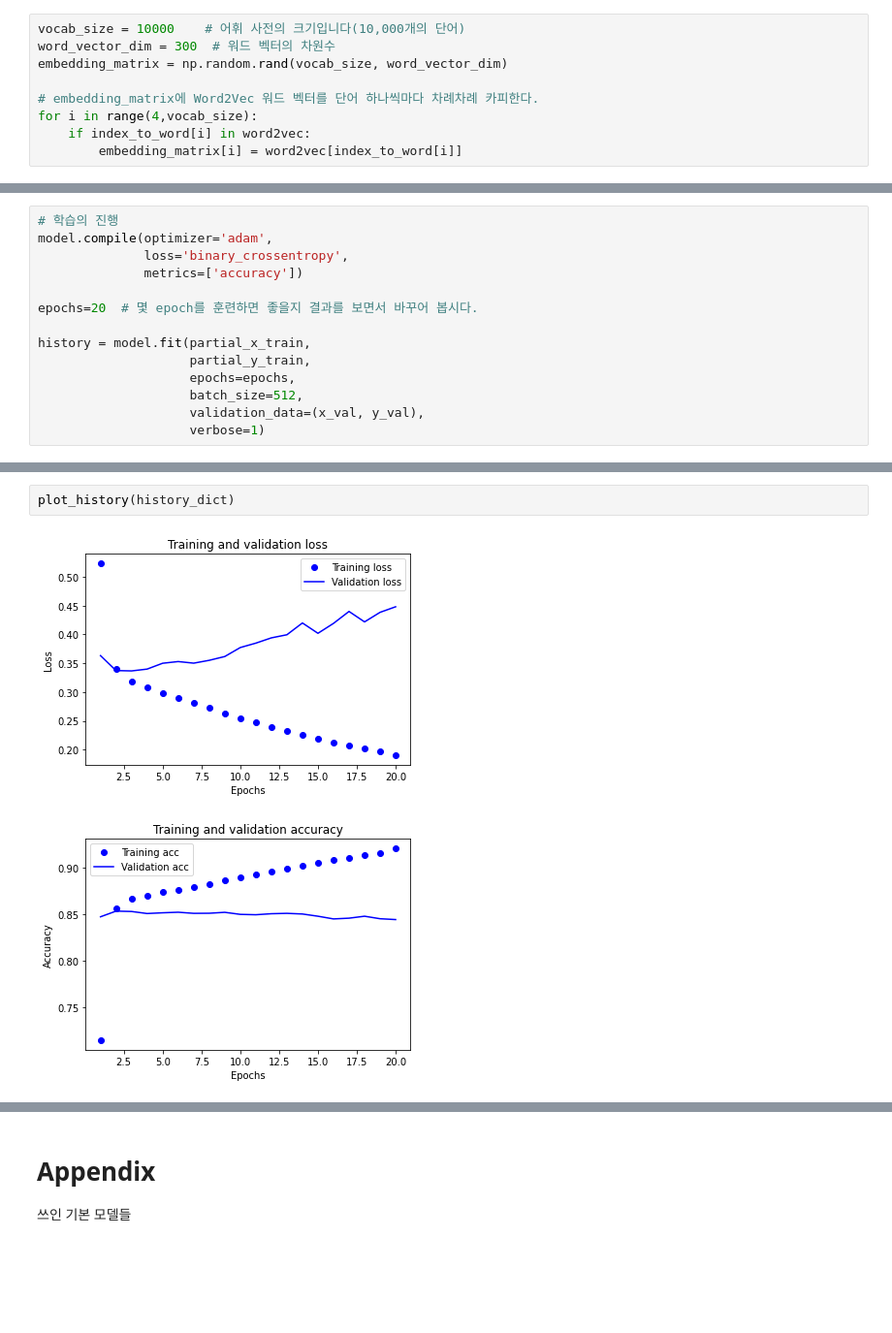
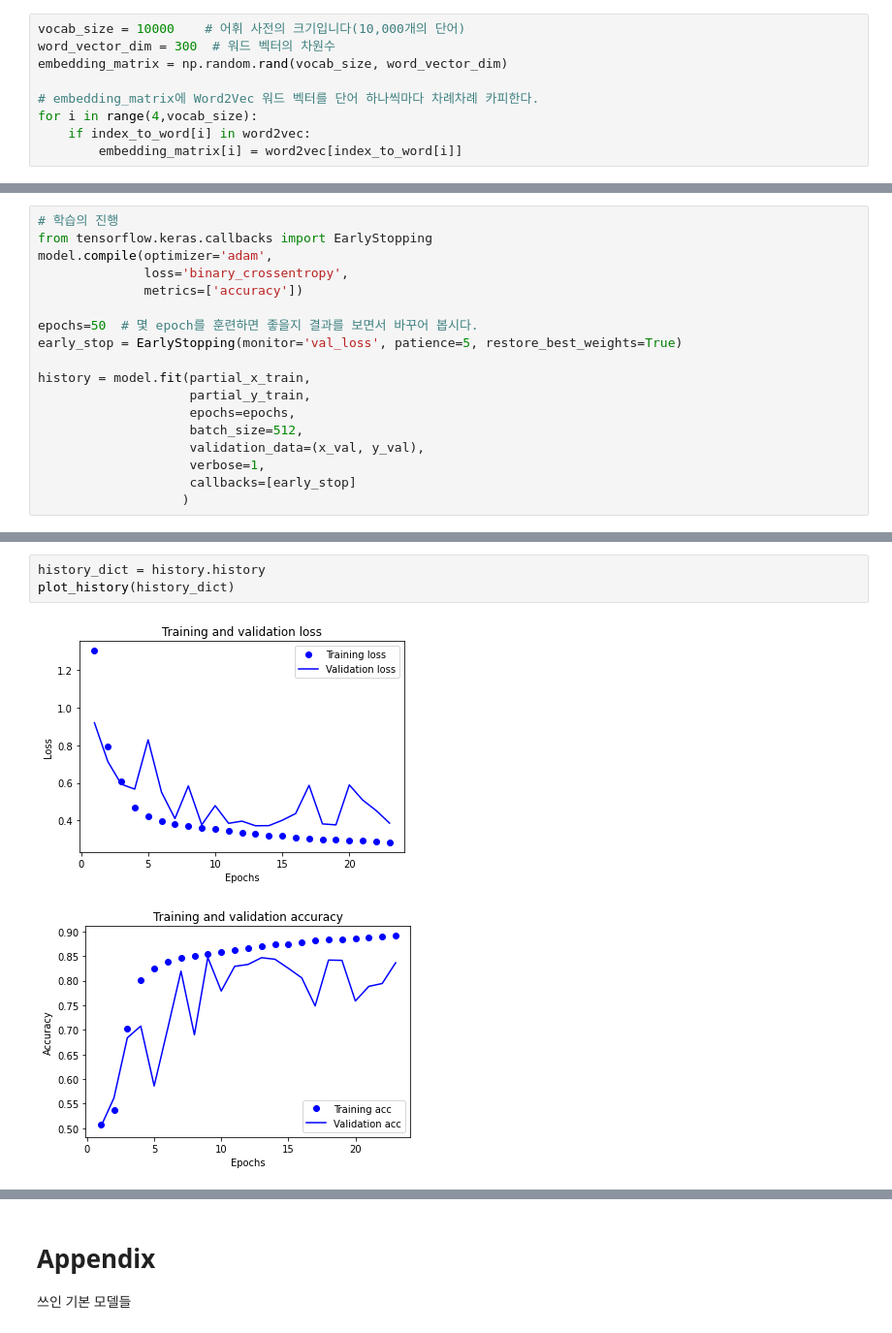
Before and after one commit to hidden719/aiffel, a Jupyter notebook: 0322_nlp/naver_movie_sentiment_analysis.ipynb, the cells around one changed output, grey strips where cells are left out. Shown: that part at 97% size. Drawn from its saved outputs; the diff is of its cells as text; blank space fills up the shorter version.

```diff
--- a/0322_nlp/naver_movie_sentiment_analysis.ipynb
+++ b/0322_nlp/naver_movie_sentiment_analysis.ipynb
@@ -413,16 +424,20 @@ Non-trainable params: 0
 _________________________________________________________________
 # %%
 # 학습의 진행
+from tensorflow.keras.callbacks import EarlyStopping
 model.compile(optimizer='adam',
               loss='binary_crossentropy',
               metrics=['accuracy'])
 
-epochs=20  # 몇 epoch를 훈련하면 좋을지 결과를 보면서 바꾸어 봅시다.
+epochs=50  # 몇 epoch를 훈련하면 좋을지 결과를 보면서 바꾸어 봅시다.
+early_stop = EarlyStopping(monitor='val_loss', patience=5, restore_best_weights=True)
 
 history = model.fit(partial_x_train,
                     partial_y_train,
                     epochs=epochs,
                     batch_size=512,
                     validation_data=(x_val, y_val),
-                    verbose=1)
+                    verbose=1,
+                    callbacks=[early_stop]
+                   )
 # %% [output]
@@ -454,8 +469,9 @@ print(results)
-# %%
-plot_history(history_dict)
-# %% [output]
-[figure, removed]
-[figure, removed]
+# %%
+history_dict = history.history
+plot_history(history_dict)
+# %% [output]
+[figure, added]
+[figure, added]
 # %%
 model = tf.keras.Sequential()
 model.add(tf.keras.layers.Embedding(vocab_size,
```
Also changed, not shown: parts of 25 cells of this notebook.
